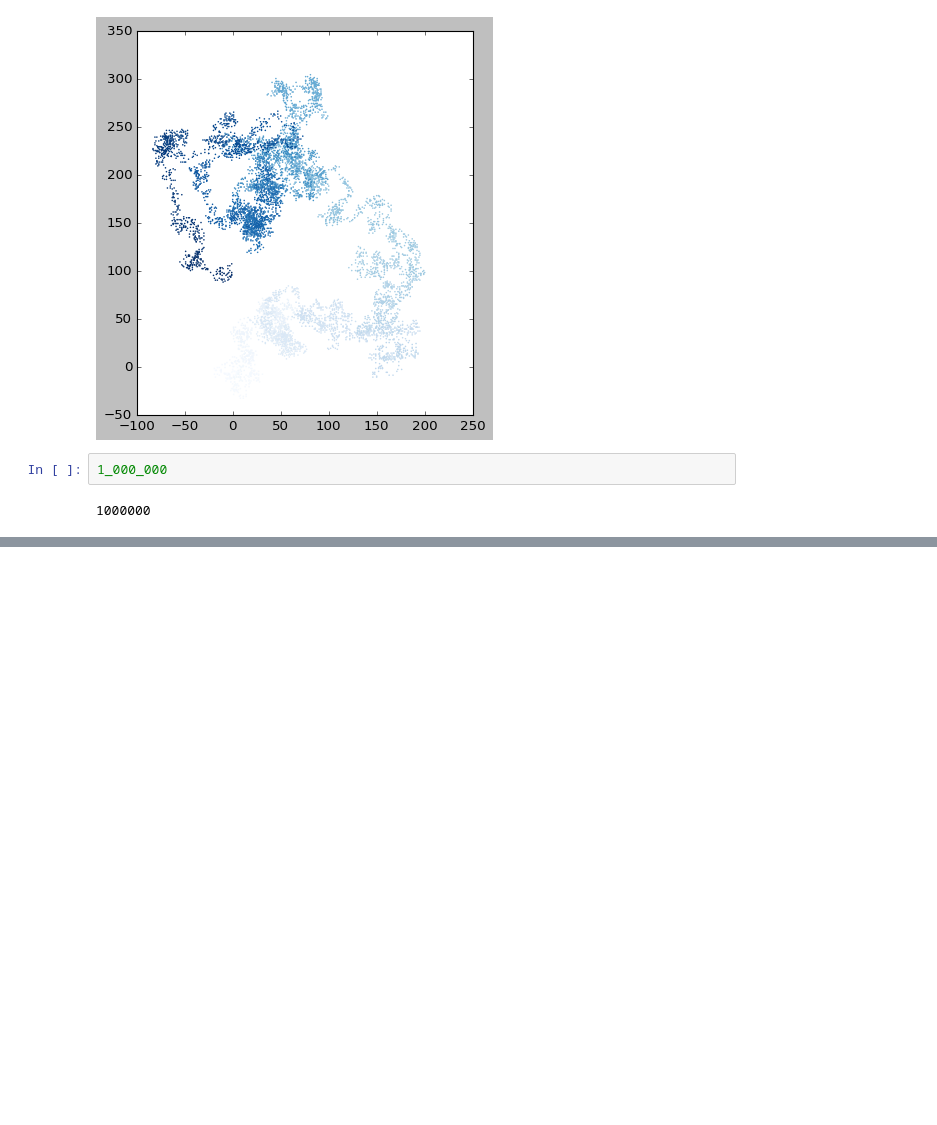
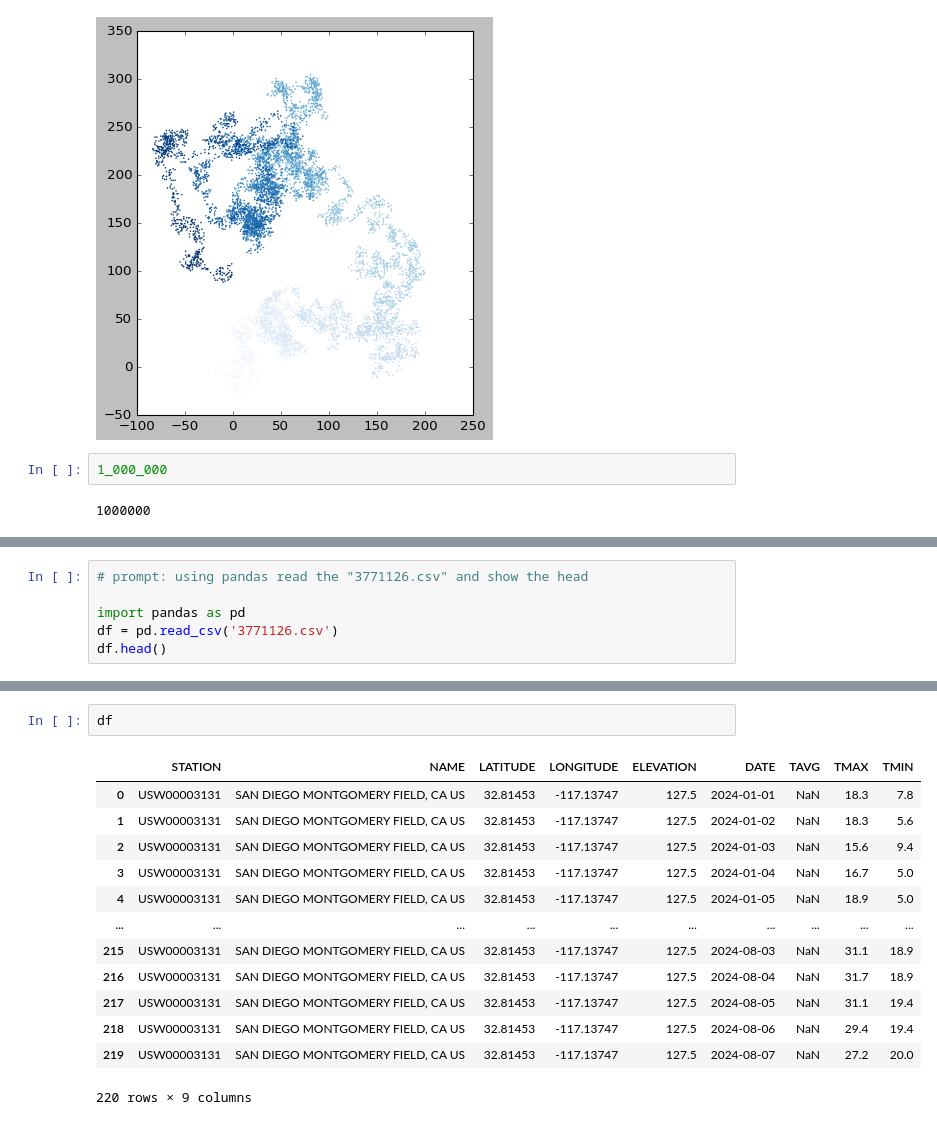
Before and after one commit to garfield-gray/Calculations, a Jupyter notebook: CalculationsPractice.ipynb, the cells around one changed output, grey strips where cells are left out. Drawn from its saved outputs; the diff is of its cells as text; blank space fills up the shorter version.

```diff
--- a/CalculationsPractice.ipynb
+++ b/CalculationsPractice.ipynb
@@ -129,0 +143,6 @@ plt.show()
+# %%
+# prompt: using pandas read the "3771126.csv" and show the head
+
+import pandas as pd
+df = pd.read_csv('3771126.csv')
+df.head()
@@ -129,0 +156,16 @@ plt.show()
+# %%
+df
+# %% [output]
+|  | STATION | NAME | LATITUDE | LONGITUDE | ELEVATION | DATE | TAVG | TMAX | TMIN |
+| 0 | USW00003131 | SAN DIEGO MONTGOMERY FIELD, CA US | 32.81453 | -117.13747 | 127.5 | 2024-01-01 | NaN | 18.3 | 7.8 |
+| 1 | USW00003131 | SAN DIEGO MONTGOMERY FIELD, CA US | 32.81453 | -117.13747 | 127.5 | 2024-01-02 | NaN | 18.3 | 5.6 |
+| 2 | USW00003131 | SAN DIEGO MONTGOMERY FIELD, CA US | 32.81453 | -117.13747 | 127.5 | 2024-01-03 | NaN | 15.6 | 9.4 |
+| 3 | USW00003131 | SAN DIEGO MONTGOMERY FIELD, CA US | 32.81453 | -117.13747 | 127.5 | 2024-01-04 | NaN | 16.7 | 5.0 |
+| 4 | USW00003131 | SAN DIEGO MONTGOMERY FIELD, CA US | 32.81453 | -117.13747 | 127.5 | 2024-01-05 | NaN | 18.9 | 5.0 |
+| ... | ... | ... | ... | ... | ... | ... | ... | ... | ... |
+| 215 | USW00003131 | SAN DIEGO MONTGOMERY FIELD, CA US | 32.81453 | -117.13747 | 127.5 | 2024-08-03 | NaN | 31.1 | 18.9 |
+| 216 | USW00003131 | SAN DIEGO MONTGOMERY FIELD, CA US | 32.81453 | -117.13747 | 127.5 | 2024-08-04 | NaN | 31.7 | 18.9 |
+| 217 | USW00003131 | SAN DIEGO MONTGOMERY FIELD, CA US | 32.81453 | -117.13747 | 127.5 | 2024-08-05 | NaN | 31.1 | 19.4 |
+| 218 | USW00003131 | SAN DIEGO MONTGOMERY FIELD, CA US | 32.81453 | -117.13747 | 127.5 | 2024-08-06 | NaN | 29.4 | 19.4 |
+| 219 | USW00003131 | SAN DIEGO MONTGOMERY FIELD, CA US | 32.81453 | -117.13747 | 127.5 | 2024-08-07 | NaN | 27.2 | 20.0 |
+220 rows × 9 columns
```
Also changed, not shown: parts of 11 cells of this notebook.
